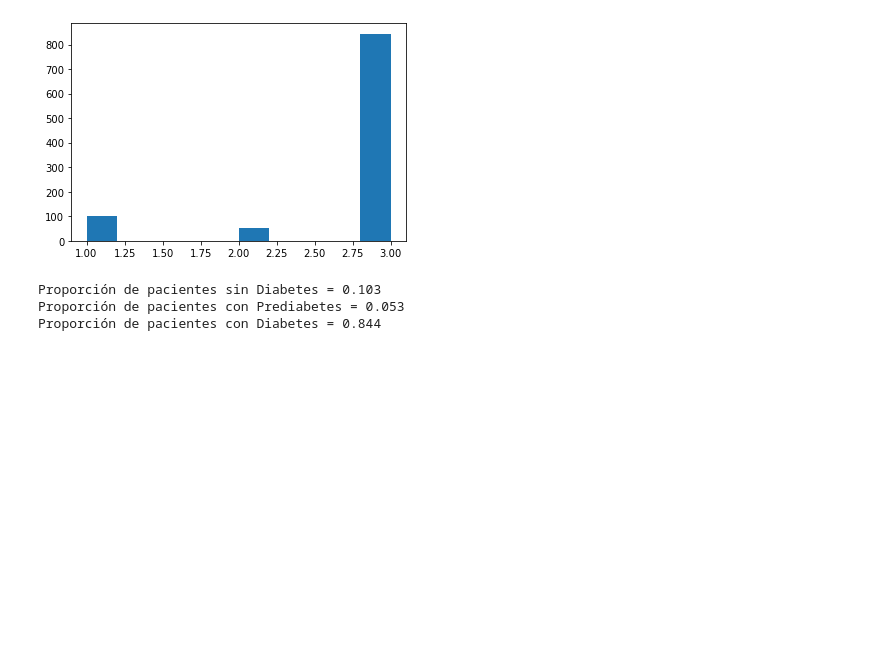
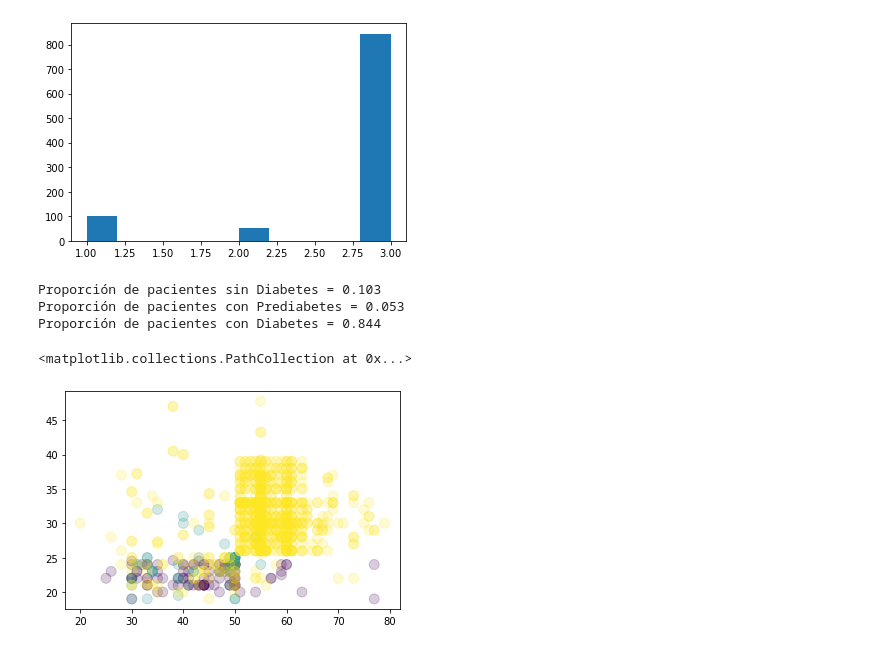
Before and after one commit to jadiazm/Repo_Proyecto_1, a Jupyter notebook: Diabetes.ipynb, the cells around one changed output. Saved outputs shown, nothing was run; the diff lists cells and outputs as text; code cells hidden in the pictures; blank space fills up the shorter version.

```diff
--- a/Diabetes.ipynb
+++ b/Diabetes.ipynb
@@ -101,0 +100,5 @@ _ = plt.hist(data["CLASS"])
+# %%
+plt.scatter(data["AGE"], data["BMI"], alpha=0.2, s=100, c=y)
+# %% [output]
+<matplotlib.collections.PathCollection at 0x...>
+[figure, added]
```
Also changed, not shown: parts of 5 cells of this notebook.
